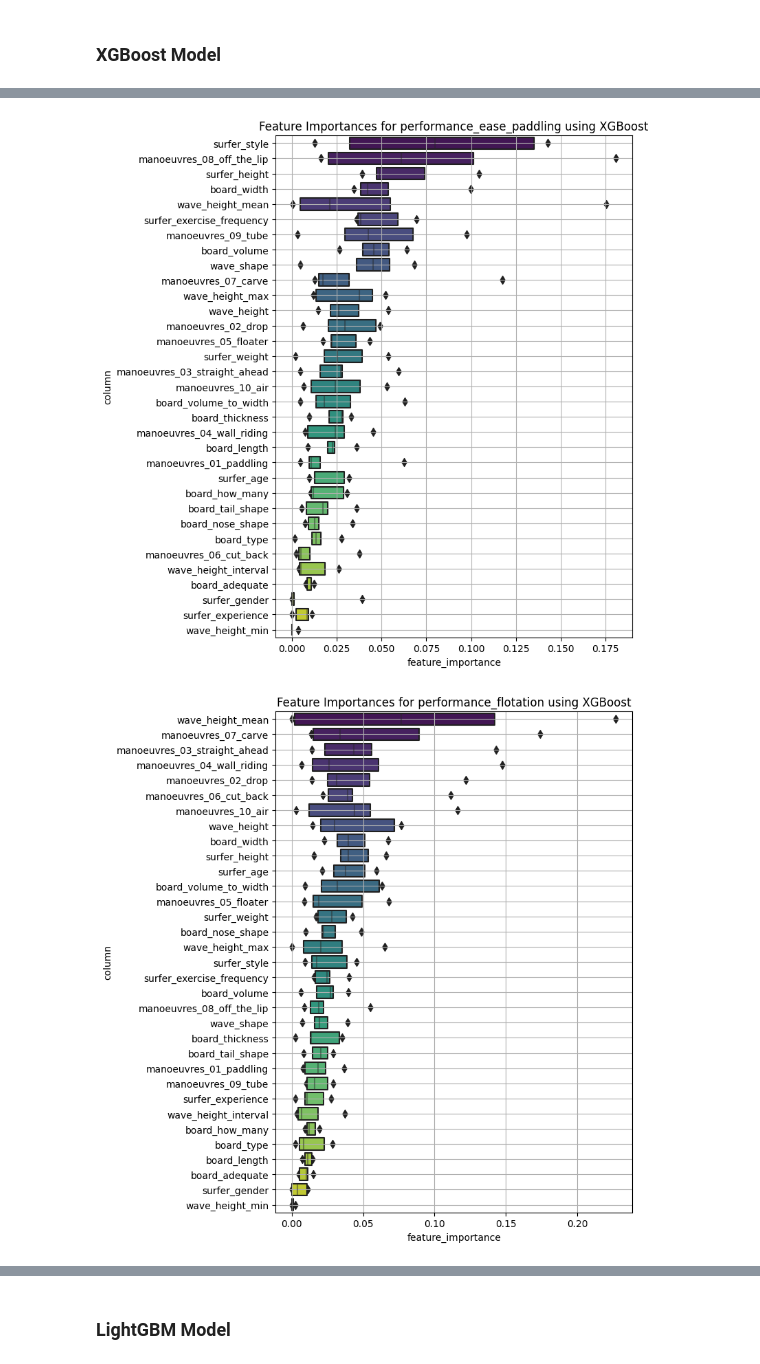
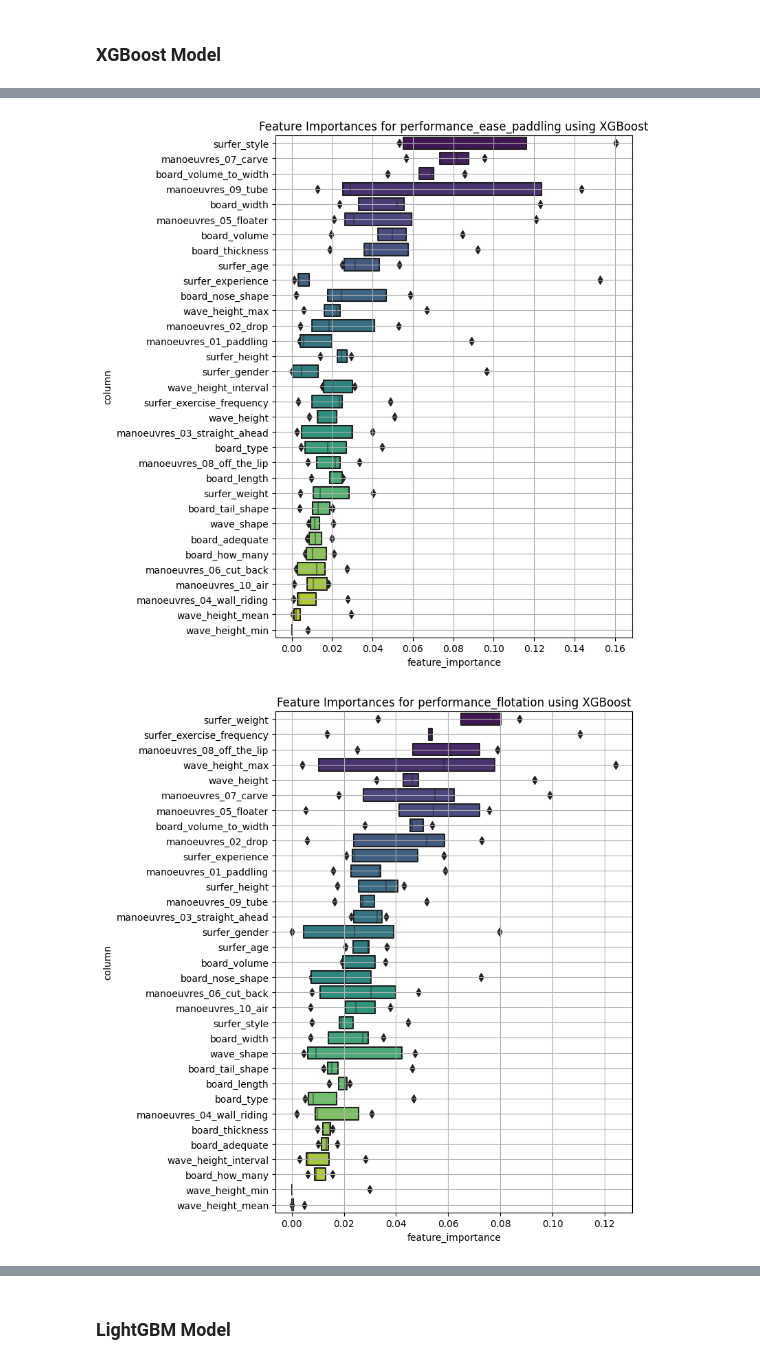
Before and after one commit to eliaszpiotr/surf_boards, a Jupyter notebook: surf_boards.ipynb, the cells around one changed output, grey strips where cells are left out. Cells and saved outputs as stored; diff of their text form; code cells hidden in the pictures.

```diff
--- a/surf_boards.ipynb
+++ b/surf_boards.ipynb
@@ -248,8 +269,8 @@ Average MAE for Random Forest on performance_control: 0.8608
 import xgboost as xgb
 
 params_xgb = {
-    'n_estimators': 100,
-    'learning_rate': 0.1,
+    'n_estimators': 1000,
+    'learning_rate': 0.01,
     'random_state': 42
 }
 
@@ -275,3 +296,3 @@ Average MAE for XGBoost on performance_control: 0.8943
 --------------------------------------------------
-[figure, old version]
+[figure, new version]
-[figure, old version]
+[figure, new version]
```
Also changed, not shown: parts of 8 cells of this notebook.
